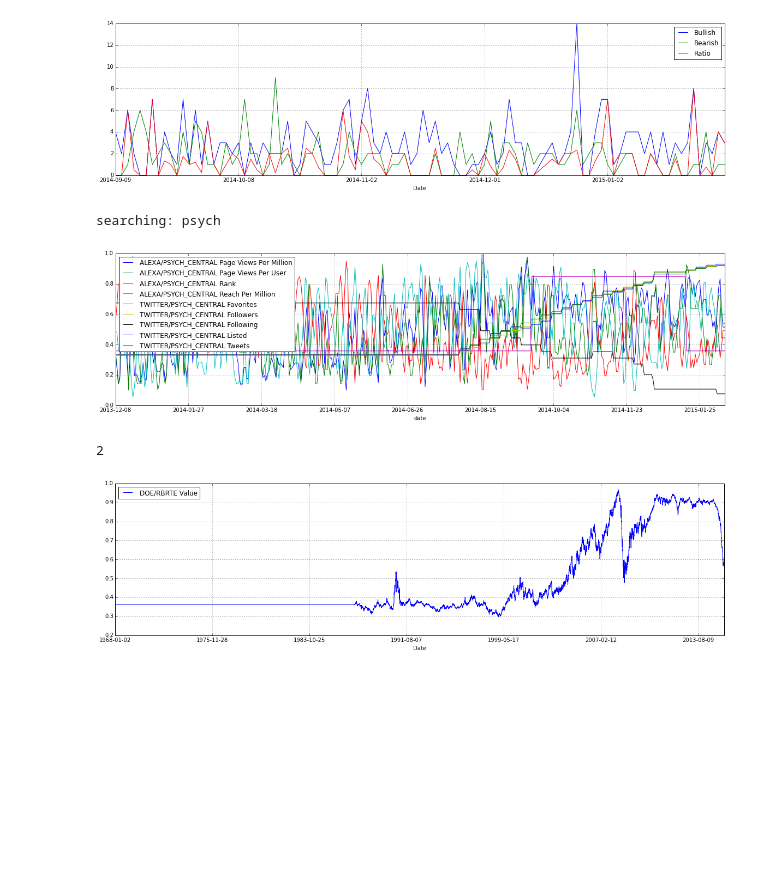
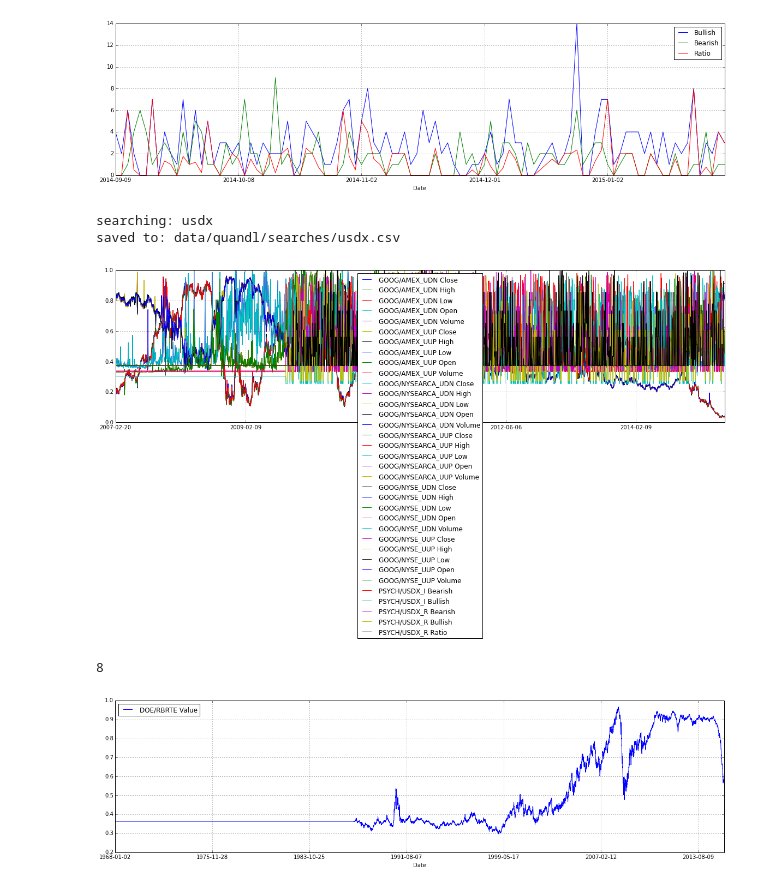
Before and after one commit to qorelogic/ml2, a Jupyter notebook: bin/quandl-fun.ipynb, the cells around one changed output. Saved outputs shown, nothing was run; the diff lists cells and outputs as text; code cells hidden in the pictures; blank space fills up the shorter version.

```diff
--- a/bin/quandl-fun.ipynb
+++ b/bin/quandl-fun.ipynb
@@ -40,14 +40,15 @@ show()
 # %%
 headers = None
 #headers = [1,8]
 #searchQuandl('farm prices', mode='combineplot', headers=headers)
 headers = [2,3,4,5]
-#searchQuandl('usdx', mode='combineplot', returndataset=False)
-searchQuandl('psych', mode='combineplot', returndataset=False, listcolumns=False)
+searchQuandl('usdx', mode='combineplot', returndataset=False, listcolumns=False)
+#searchQuandl('psych', mode='combineplot', returndataset=False, listcolumns=False)
 # %% [output]
-searching: psych
+searching: usdx
+saved to: data/quandl/searches/usdx.csv
-[figure, old version]
+[figure, new version]
-2
+8
 # %%
 tks = []
 tks.append('LBMA/GOLD') # Gold
```
Also changed, not shown: parts of 4 cells of this notebook, 1 other file.
